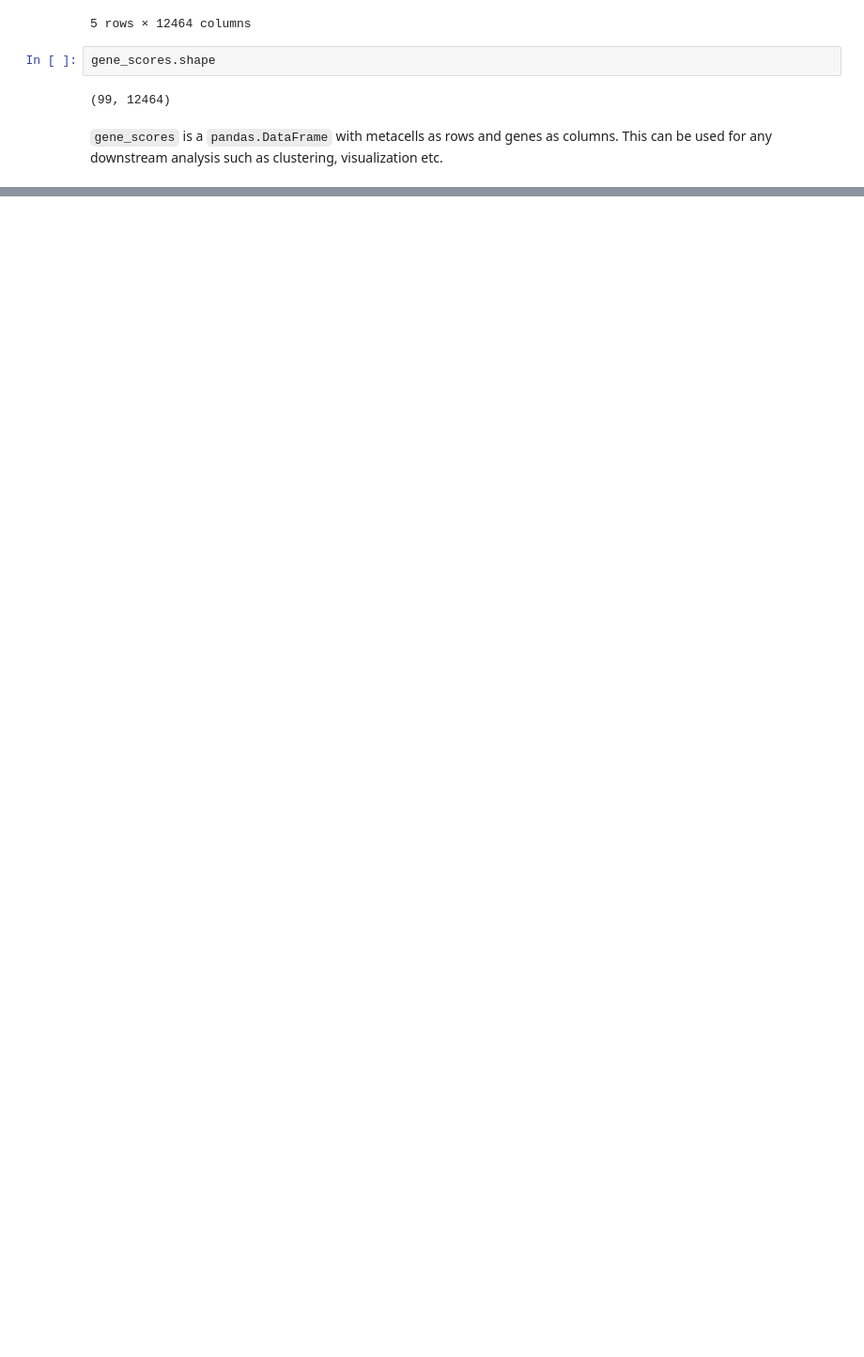
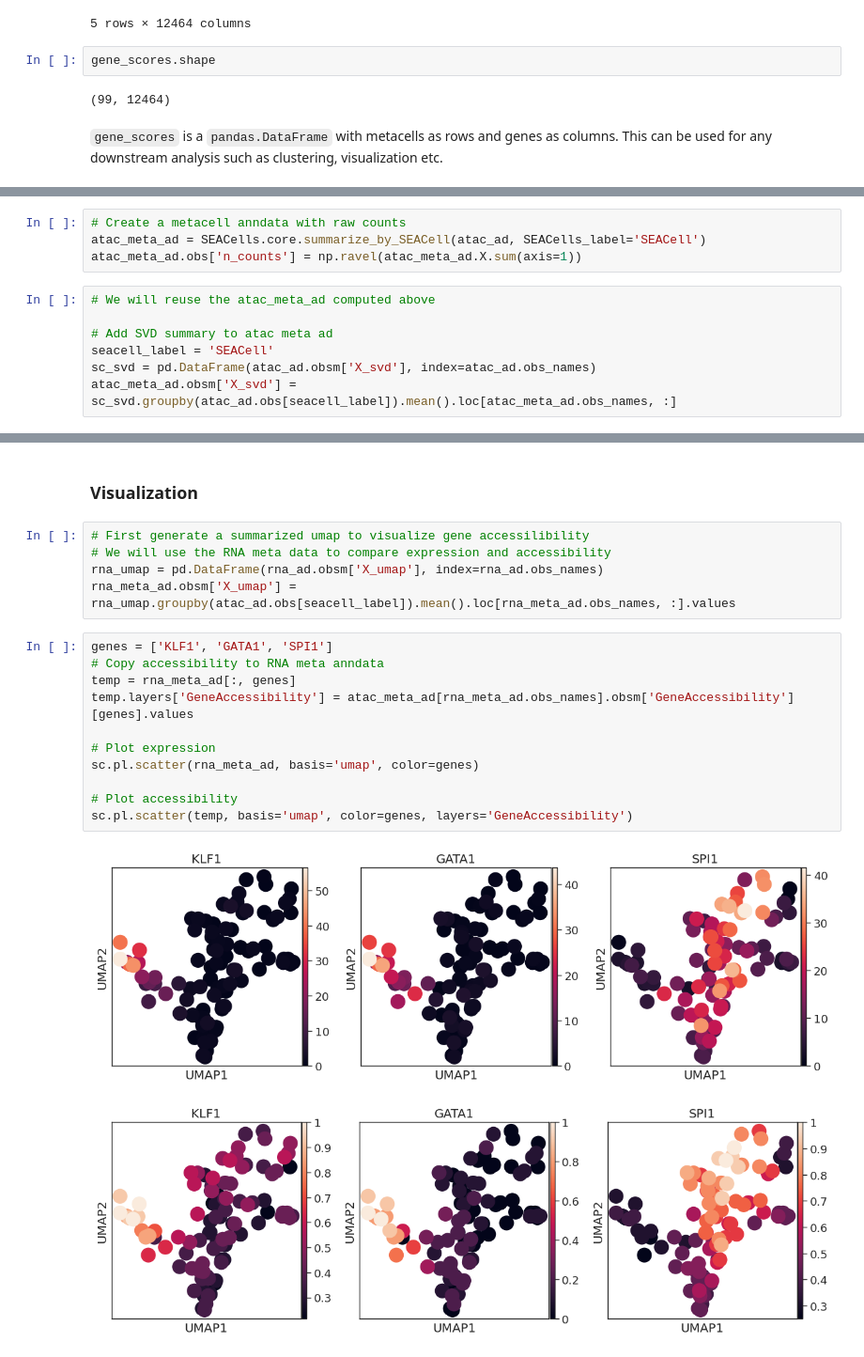
Before and after one commit to dpeerlab/SEACells, a Jupyter notebook: notebooks/SEACell_ATAC_analysis.ipynb, the cells around one changed output, grey strips where cells are left out. Shown: that part at 94% size. Drawn from its saved outputs; the diff is of its cells as text; blank space fills up the shorter version.

Commit message:
Scripts and notebooks for gene accessibility metrics

```diff
--- a/notebooks/SEACell_ATAC_analysis.ipynb
+++ b/notebooks/SEACell_ATAC_analysis.ipynb
@@ -223,0 +229,11 @@ gene_scores.shape
+# %%
+# Create a metacell anndata with raw counts
+atac_meta_ad = SEACells.core.summarize_by_SEACell(atac_ad, SEACells_label='SEACell')
+atac_meta_ad.obs['n_counts'] = np.ravel(atac_meta_ad.X.sum(axis=1))
+# %%
+# We will reuse the atac_meta_ad computed above
+
+# Add SVD summary to atac meta ad
+seacell_label = 'SEACell'
+sc_svd = pd.DataFrame(atac_ad.obsm['X_svd'], index=atac_ad.obs_names)
+atac_meta_ad.obsm['X_svd'] = sc_svd.groupby(atac_ad.obs[seacell_label]).mean().loc[atac_meta_ad.obs_names, :]
@@ -223,0 +298,21 @@ gene_scores.shape
+# %% [markdown]
+### Visualization
+# %%
+# First generate a summarized umap to visualize gene accessilibility
+# We will use the RNA meta data to compare expression and accessibility
+rna_umap = pd.DataFrame(rna_ad.obsm['X_umap'], index=rna_ad.obs_names)
+rna_meta_ad.obsm['X_umap'] = rna_umap.groupby(atac_ad.obs[seacell_label]).mean().loc[rna_meta_ad.obs_names, :].values
+# %%
+genes = ['KLF1', 'GATA1', 'SPI1']
+# Copy accessibility to RNA meta anndata
+temp = rna_meta_ad[:, genes]
+temp.layers['GeneAccessibility'] = atac_meta_ad[rna_meta_ad.obs_names].obsm['GeneAccessibility'][genes].values
+
+# Plot expression
+sc.pl.scatter(rna_meta_ad, basis='umap', color=genes)
+
+# Plot accessibility
+sc.pl.scatter(temp, basis='umap', color=genes, layers='GeneAccessibility')
+# %% [output]
+[figure, added]
+[figure, added]
```
Also changed, not shown: parts of 18 cells of this notebook, 2 other files.
